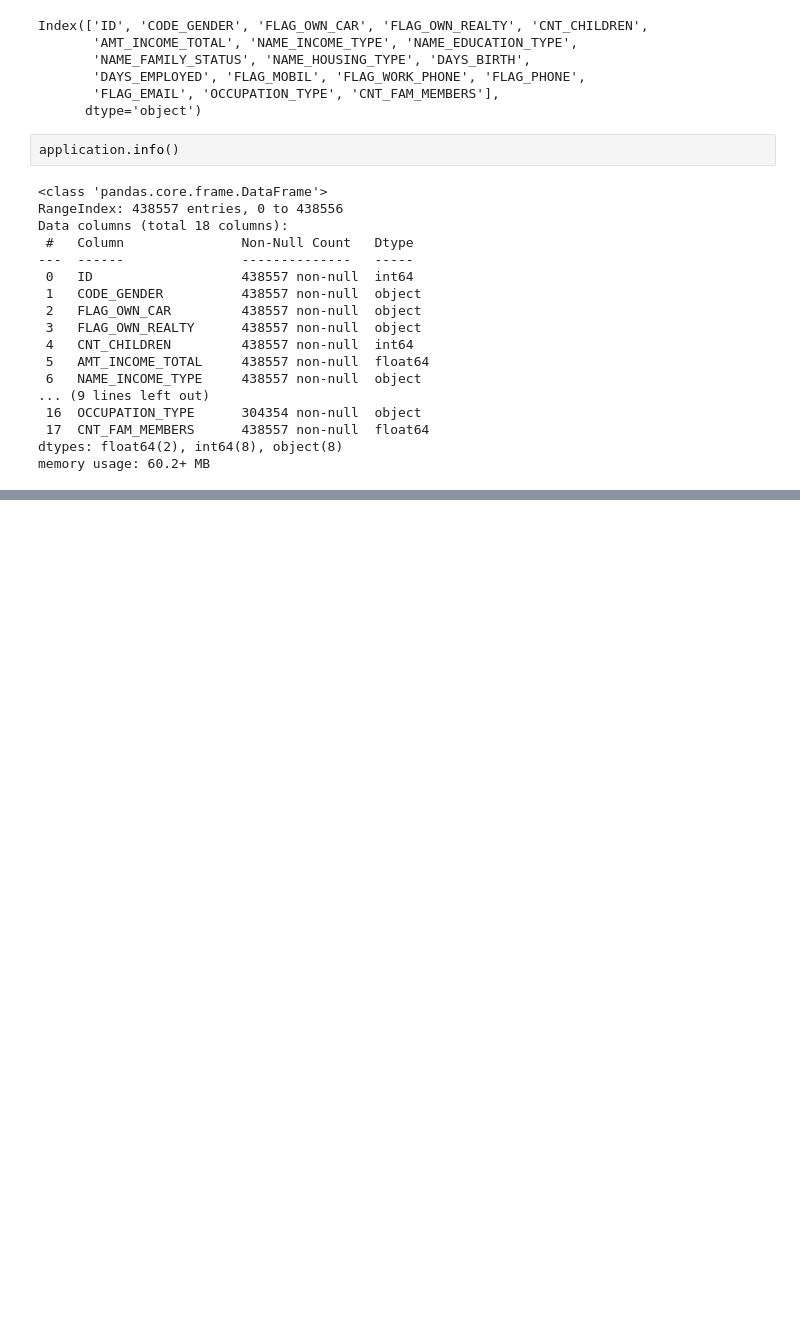
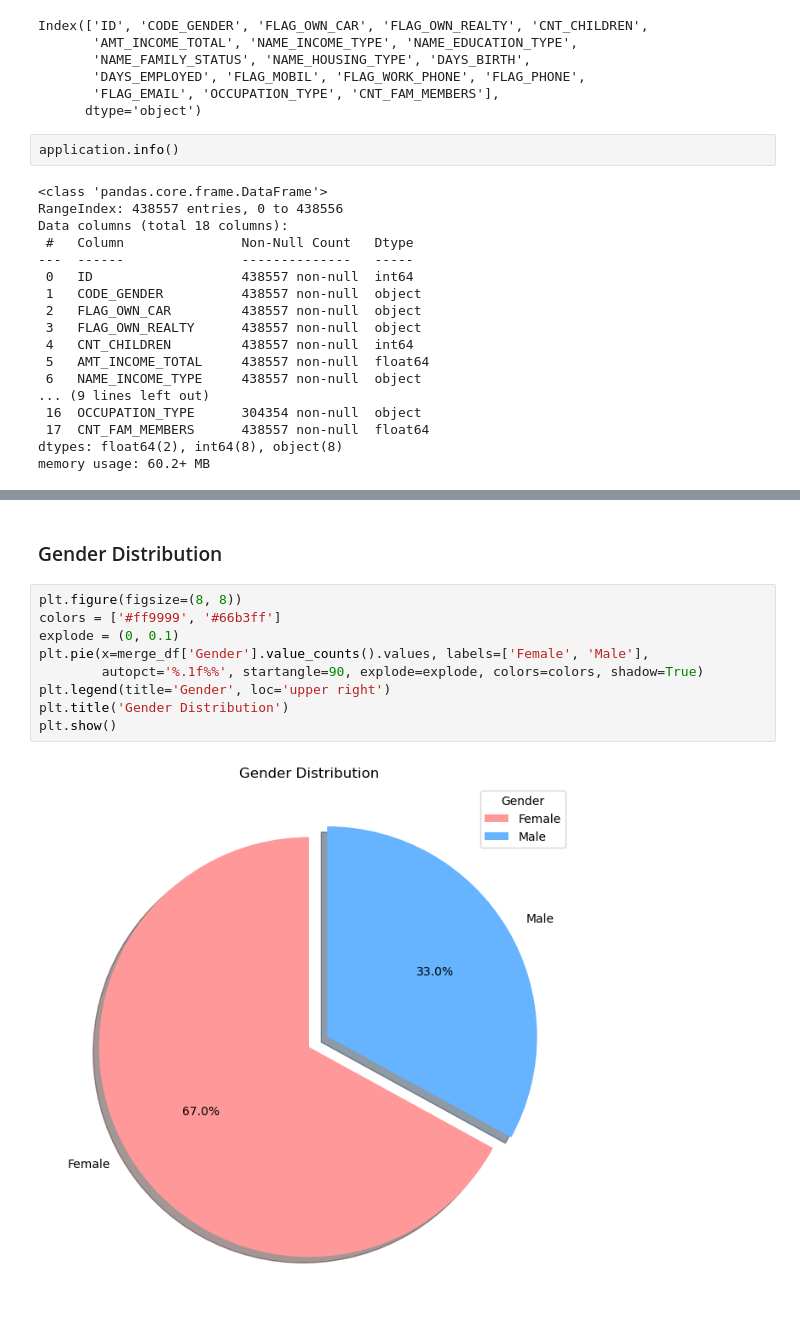
Before and after one commit to tmdcksdl/ML_Credit_Project, a Jupyter notebook: ML_Project/ML_Project.ipynb, the cells around one changed output, grey strips where cells are left out. Cells and saved outputs as stored; diff of their text form; blank space fills up the shorter version.

```diff
--- a/ML_Project/ML_Project.ipynb
+++ b/ML_Project/ML_Project.ipynb
@@ -66,0 +213,13 @@ application.head()
+# %% [markdown]
+### Gender Distribution
+# %%
+plt.figure(figsize=(8, 8))
+colors = ['#ff9999', '#66b3ff']
+explode = (0, 0.1)
+plt.pie(x=merge_df['Gender'].value_counts().values, labels=['Female', 'Male'],
+        autopct='%.1f%%', startangle=90, explode=explode, colors=colors, shadow=True)
+plt.legend(title='Gender', loc='upper right')
+plt.title('Gender Distribution')
+plt.show()
+# %% [output]
+[figure, added]
```
Also changed, not shown: parts of 36 cells of this notebook.
